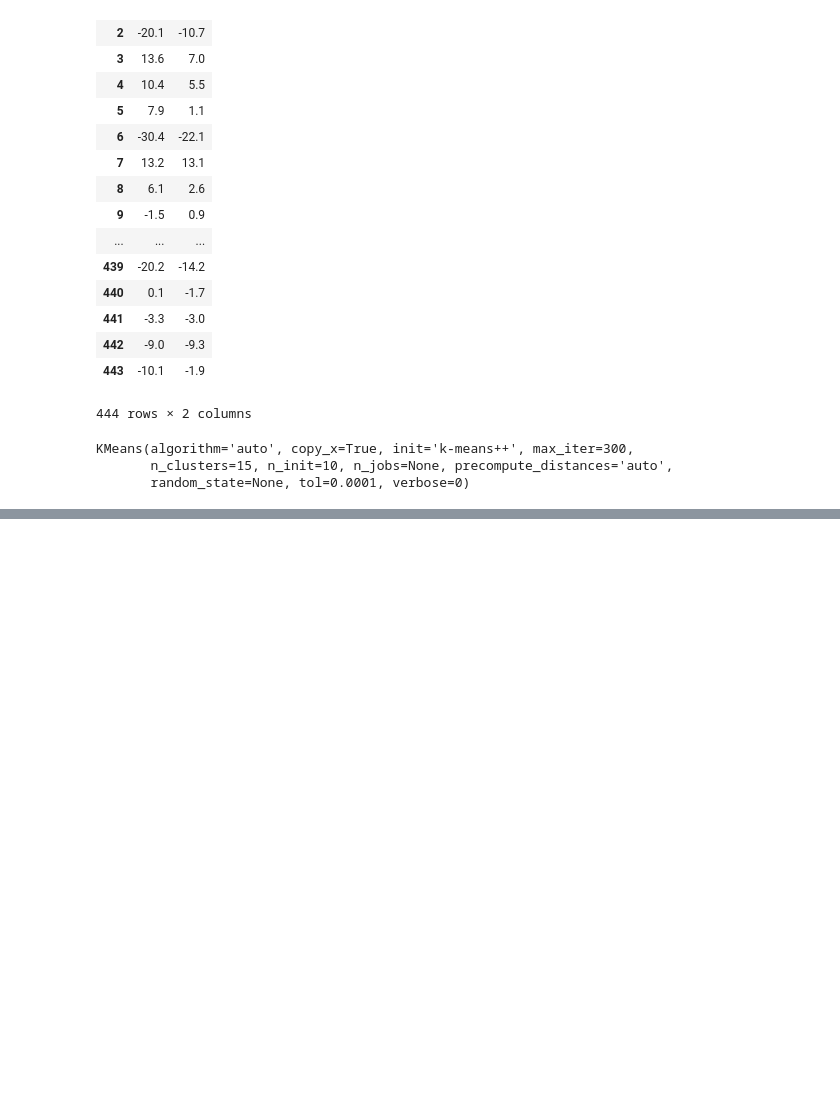
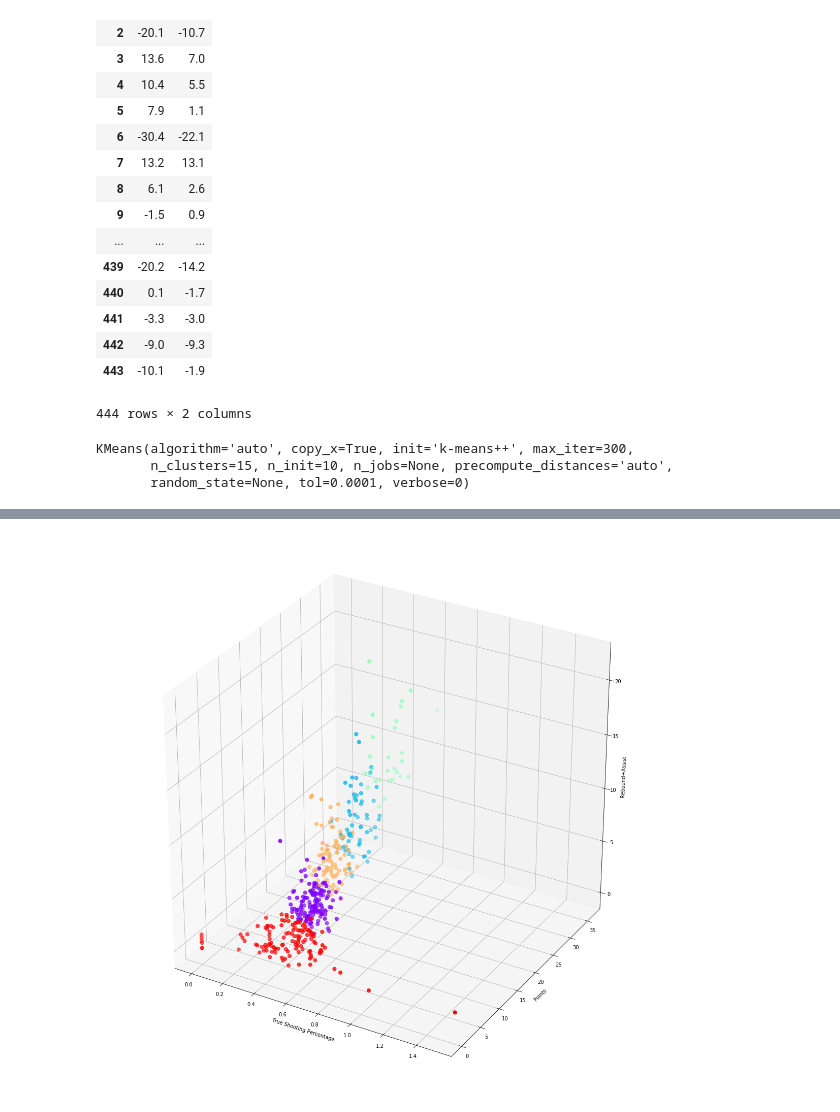
Before and after one commit to victoria-yining-huang/NBA-MIP, a Jupyter notebook: clustering1.ipynb, the cells around one changed output, grey strips where cells are left out. Cells and saved outputs as stored; diff of their text form; code cells hidden in the pictures; blank space fills up the shorter version.

Commit message:
added TS PTS R/A clustering

```diff
--- a/clustering1.ipynb
+++ b/clustering1.ipynb
@@ -111,0 +116,2 @@ Text(0.5, 1.0, 'K-Means Classification')
+# %%
+TS_Pts_RA = TS_Pts_RA.dropna()
@@ -111,0 +120,4 @@ Text(0.5, 1.0, 'K-Means Classification')
+# %%
+kmeans = KMeans(n_clusters=5)
+# %%
+kmeans.fit(TS_Pts_RA)
@@ -111,0 +156,27 @@ Text(0.5, 1.0, 'K-Means Classification')
+# %%
+from pylab import rcParams
+rcParams['figure.figsize'] = 20,20
+# %%
+from mpl_toolkits.mplot3d import Axes3D
+import matplotlib.pyplot as plt
+
+
+
+fig = plt.figure()
+ax = fig.add_subplot(111, projection='3d')
+
+x = TS_Pts_RA.TS
+y = TS_Pts_RA.PTS
+z = TS_Pts_RA.RA
+
+
+
+ax.scatter(x, y, z, c=kmeans.labels_, cmap='rainbow', s=50, marker='o')
+
+ax.set_xlabel('True Shooting Percentage')
+ax.set_ylabel('Points')
+ax.set_zlabel('Rebound+Assist')
+
+plt.show()
+# %% [output]
+[figure, added]
```
Also changed, not shown: parts of 10 cells of this notebook.
